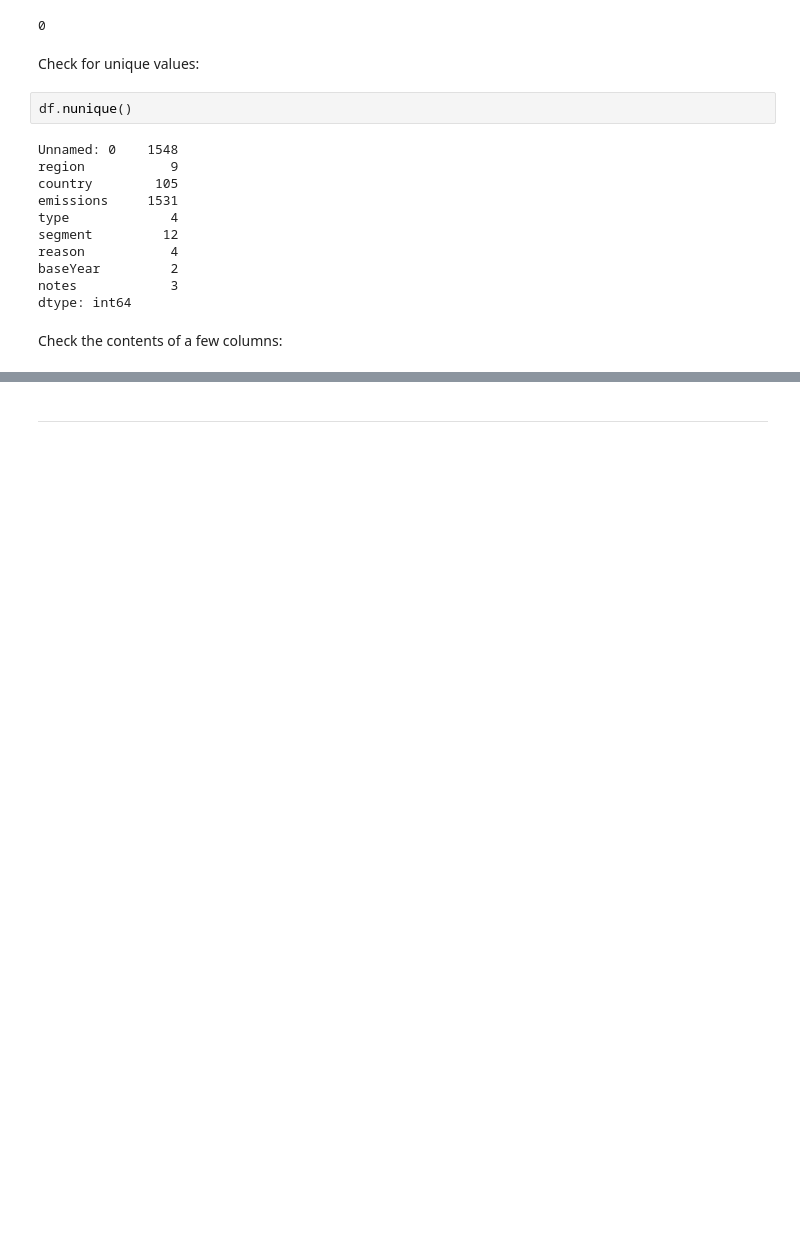
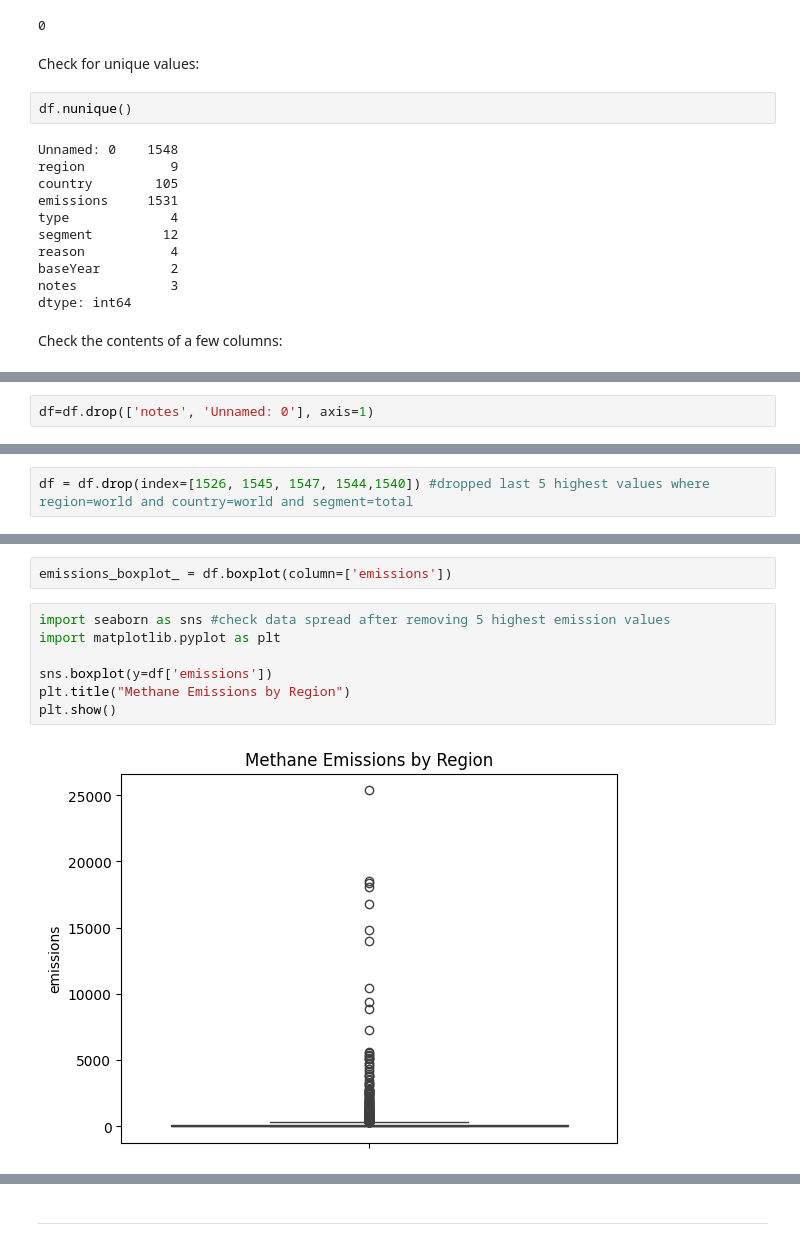
Before and after one commit to DaniDL346/Global_Methane_Flux_Analysis, a Jupyter notebook: jupyter_notebooks/1_ETL_notebook.ipynb, the cells around one changed output, grey strips where cells are left out. Cells and saved outputs as stored; diff of their text form; blank space fills up the shorter version.

```diff
--- a/jupyter_notebooks/1_ETL_notebook.ipynb
+++ b/jupyter_notebooks/1_ETL_notebook.ipynb
@@ -181,0 +241,2 @@ Transform:
+# %%
+df=df.drop(['notes', 'Unnamed: 0'], axis=1)
@@ -181,0 +267,2 @@ Transform:
+# %%
+df = df.drop(index=[1526, 1545, 1547, 1544,1540]) #dropped last 5 highest values where region=world and country=world and segment=total
@@ -181,0 +289,11 @@ Transform:
+# %%
+emissions_boxplot_ = df.boxplot(column=['emissions'])
+# %%
+import seaborn as sns #check data spread after removing 5 highest emission values
+import matplotlib.pyplot as plt
+
+sns.boxplot(y=df['emissions'])
+plt.title("Methane Emissions by Region")
+plt.show()
+# %% [output]
+[figure, added]
```
Also changed, not shown: parts of 32 cells of this notebook.
